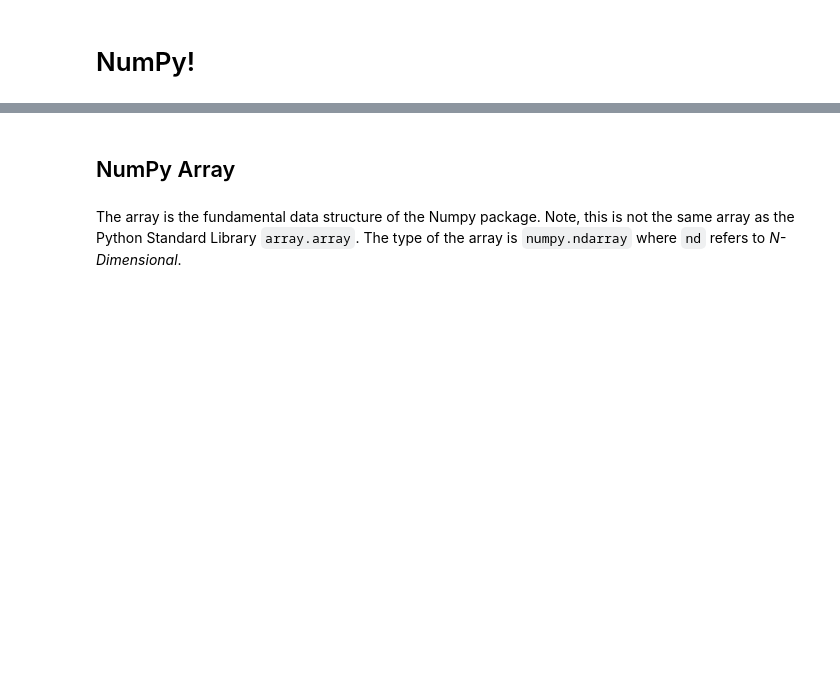
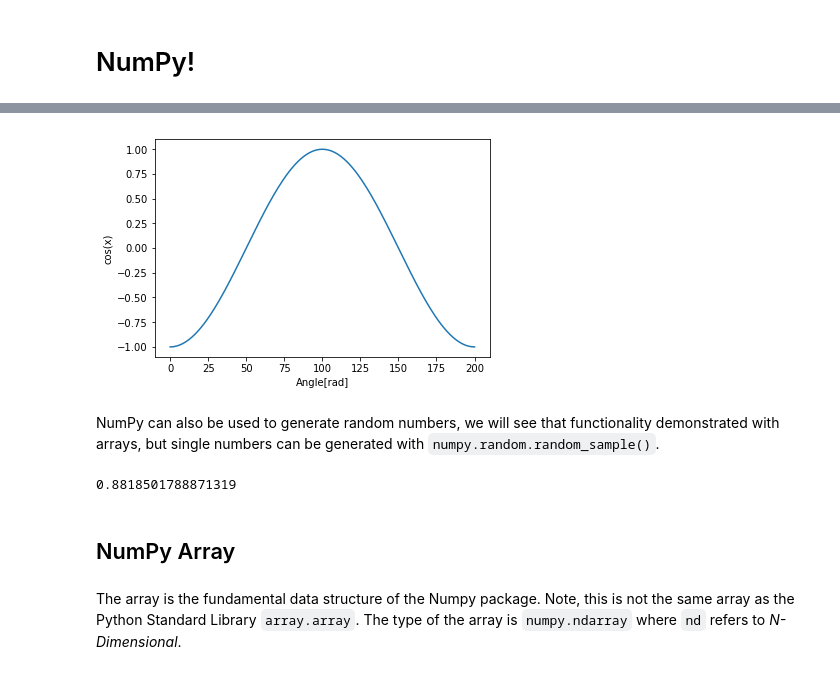
Before and after one commit to PyDataFortWayne/NumpyPresentation, a Jupyter notebook: Numpy Overview.ipynb, the cells around one changed output, grey strips where cells are left out. Cells and saved outputs as stored; diff of their text form; code cells hidden in the pictures; blank space fills up the shorter version.

```diff
--- a/Numpy Overview.ipynb
+++ b/Numpy Overview.ipynb
@@ -10,3 +37,17 @@ import sys
+# %%
+plt.plot(np.cos(x))
+plt.xlabel('Angle[rad]')
+plt.ylabel('cos(x)')
+plt.axis('tight')
+plt.show()
+# %% [output]
+[figure, added]
+# %% [markdown]
+NumPy can also be used to generate random numbers, we will see that functionality demonstrated with arrays, but single numbers can be generated with `numpy.random.random_sample()`.
+# %%
+np.random.random_sample()
+# %% [output]
+0.8818501788871319
 # %% [markdown]
 ## NumPy Array
 # %% [markdown]
```
Also changed, not shown: parts of 8 cells of this notebook.
